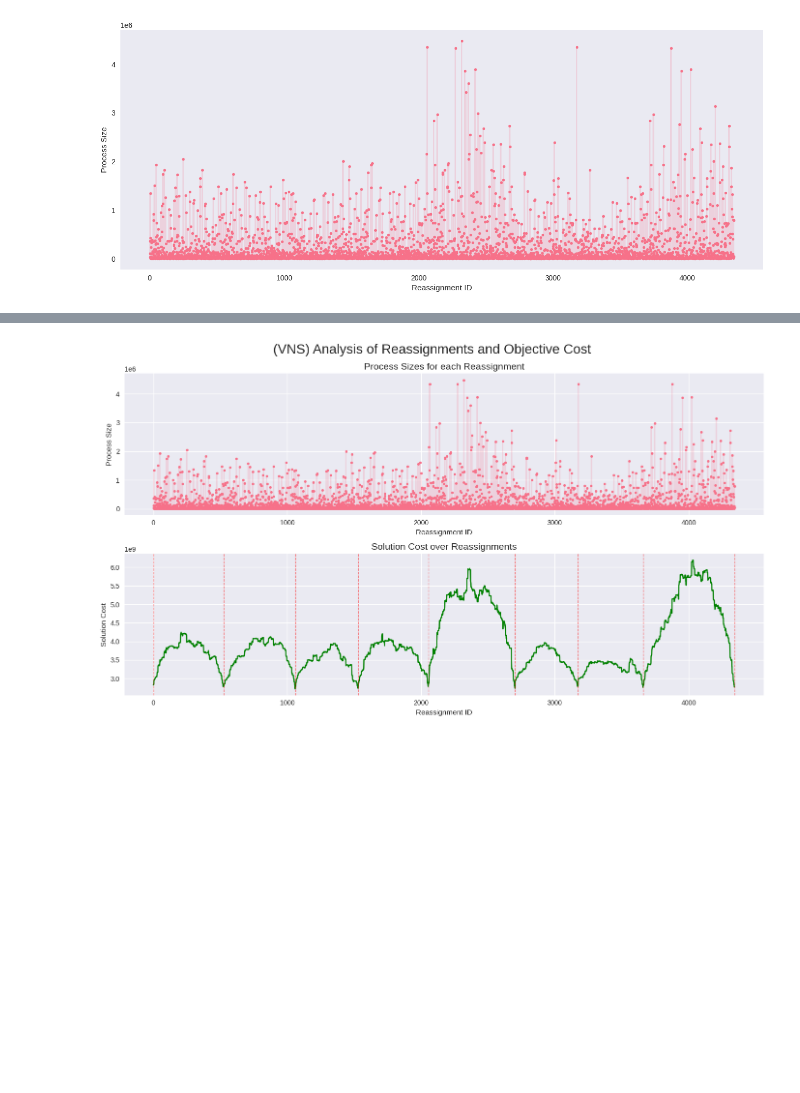
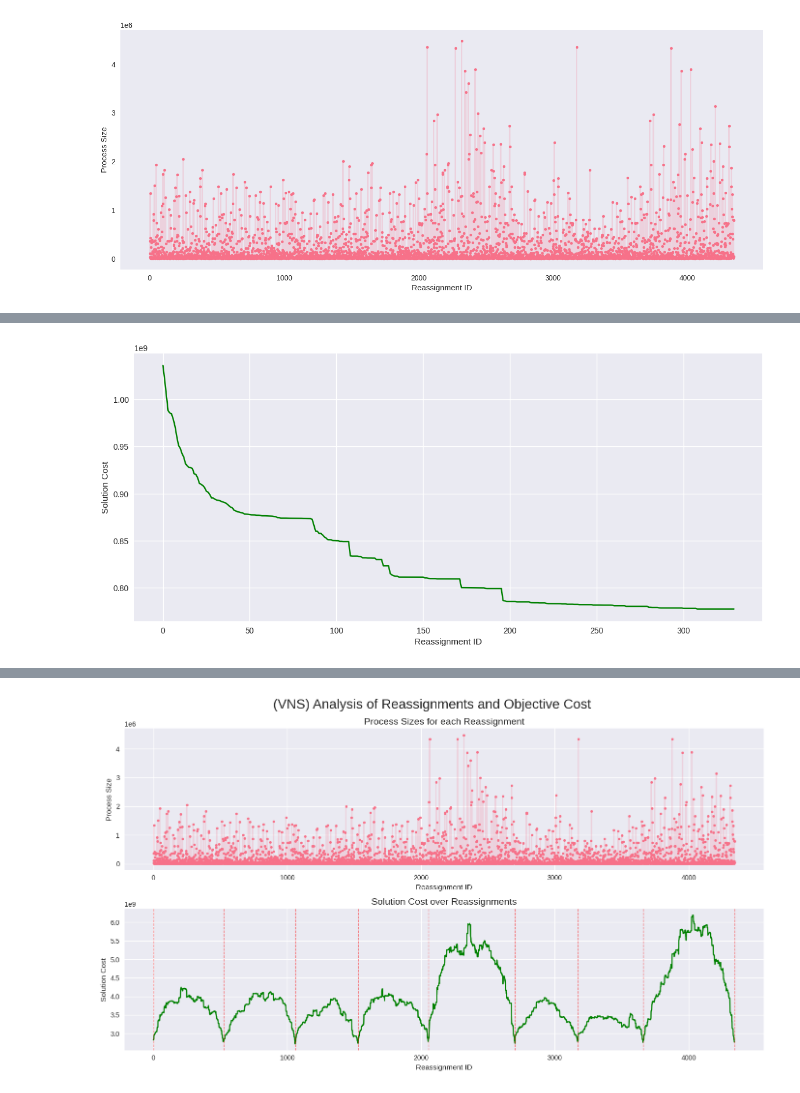
Before and after one commit to circleorange/mrp-approach-analysis, a Jupyter notebook: analysis/0_all_algorithms_general_analysis.ipynb, the cells around one changed output, grey strips where cells are left out. Saved outputs shown, nothing was run; the diff lists cells and outputs as text; code cells hidden in the pictures; blank space fills up the shorter version.

```diff
--- a/analysis/0_all_algorithms_general_analysis.ipynb
+++ b/analysis/0_all_algorithms_general_analysis.ipynb
@@ -324,0 +319,22 @@ plot_reassignments(cplns_reassignments_df, save_file="cplns_reassignments")
+# %%
+def plot_objective_cost(
+        df,
+        title = None,
+        save_file = None,
+        neighborhoods = None
+):
+    plt.figure(figsize=(14, 6))
+    plt.plot(df['SolutionCost'], color="green")
+    plt.ylabel('Solution Cost')
+    plt.xlabel('Reassignment ID')
+    if title: plt.title(title)
+    plt.grid(zorder=0)
+    for n in neighborhoods:
+        plt.axvline(x=n, color='blue', linestyle='--', alpha=0.2, zorder=1)
+
+    if save_file: plt.savefig(f"/home/pbiel/repos/mrp/analysis/images/{save_file}.png", bbox_inches="tight")
+    plt.show()
+# %%
+plot_objective_cost(hclns_reassignments_df, save_file="hclns_objective_cost")
+# %% [output]
+[figure, added]
```
Also changed, not shown: parts of 30 cells of this notebook, 32 other files.
